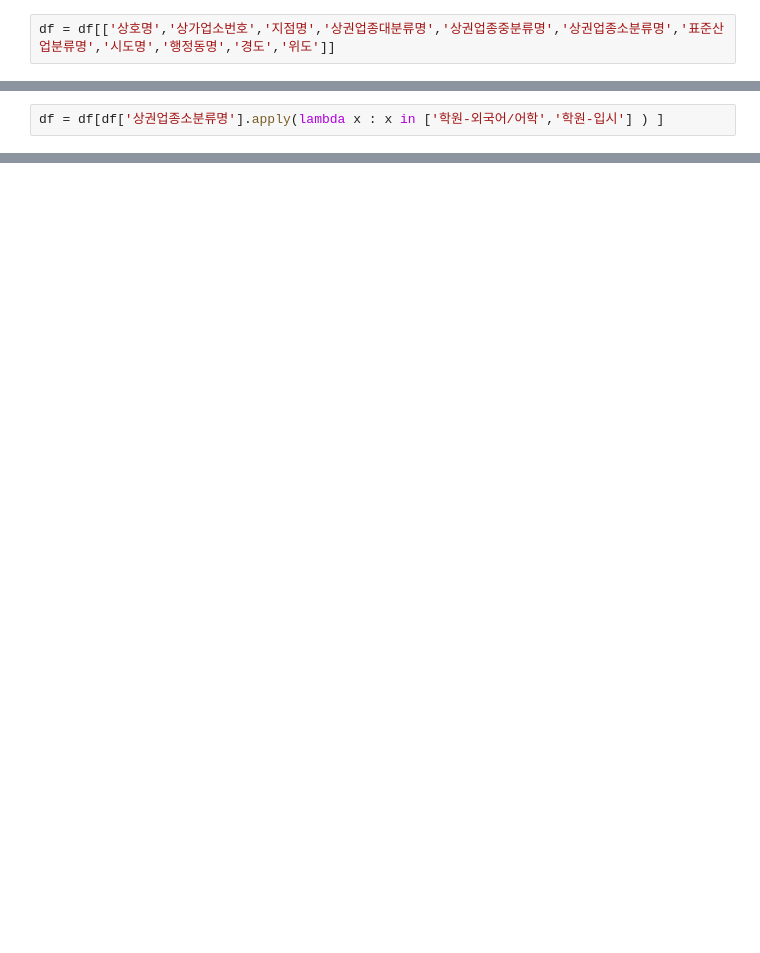
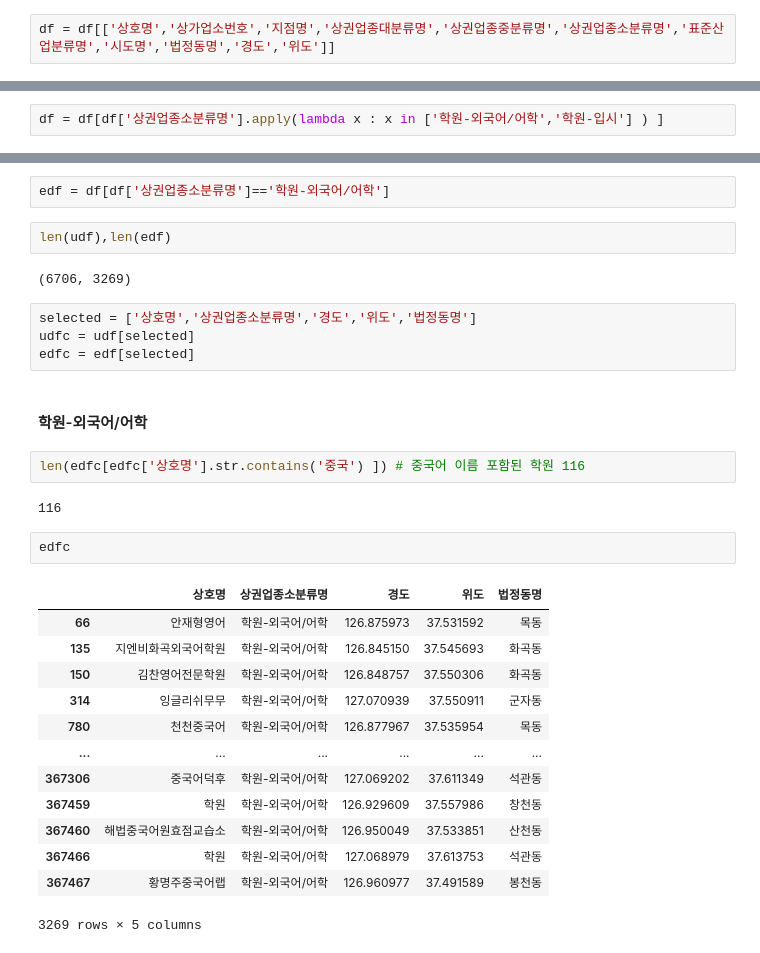
Before and after one commit to epsilon-deltta/soul_english_academy, a Jupyter notebook: eda.ipynb, the cells around one changed output, grey strips where cells are left out. Drawn from its saved outputs; the diff is of its cells as text; blank space fills up the shorter version.

```diff
--- a/eda.ipynb
+++ b/eda.ipynb
@@ -48,7 +64,7 @@ pd.set_option('display.max_rows',500)
 # %%
 pd.set_option('display.max_columns',100)
 # %%
-df = df[['상호명','상가업소번호','지점명','상권업종대분류명','상권업종중분류명','상권업종소분류명','표준산업분류명','시도명','행정동명','경도','위도']]
+df = df[['상호명','상가업소번호','지점명','상권업종대분류명','상권업종중분류명','상권업종소분류명','표준산업분류명','시도명','법정동명','경도','위도']]
 # %%
 df['상권업종대분류명'].unique()
 # %% [output]
@@ -160,0 +152,32 @@ TypeError: Cannot perform 'ror_' with a dtyped [bool] array and scalar of type [
+# %%
+edf = df[df['상권업종소분류명']=='학원-외국어/어학']
+# %%
+len(udf),len(edf)
+# %% [output]
+(6706, 3269)
+# %%
+selected = ['상호명','상권업종소분류명','경도','위도','법정동명']
+udfc = udf[selected]
+edfc = edf[selected]
+# %% [markdown]
+#### 학원-외국어/어학
+# %%
+len(edfc[edfc['상호명'].str.contains('중국') ]) # 중국어 이름 포함된 학원 116
+# %% [output]
+116
+# %%
+edfc
+# %% [output]
+|  | 상호명 | 상권업종소분류명 | 경도 | 위도 | 법정동명 |
+| 66 | 안재형영어 | 학원-외국어/어학 | 126.875973 | 37.531592 | 목동 |
+| 135 | 지엔비화곡외국어학원 | 학원-외국어/어학 | 126.845150 | 37.545693 | 화곡동 |
+| 150 | 김찬영어전문학원 | 학원-외국어/어학 | 126.848757 | 37.550306 | 화곡동 |
+| 314 | 잉글리쉬무무 | 학원-외국어/어학 | 127.070939 | 37.550911 | 군자동 |
+| 780 | 천천중국어 | 학원-외국어/어학 | 126.877967 | 37.535954 | 목동 |
+| ... | ... | ... | ... | ... | ... |
+| 367306 | 중국어덕후 | 학원-외국어/어학 | 127.069202 | 37.611349 | 석관동 |
+| 367459 | 학원 | 학원-외국어/어학 | 126.929609 | 37.557986 | 창천동 |
+| 367460 | 해법중국어원효점교습소 | 학원-외국어/어학 | 126.950049 | 37.533851 | 산천동 |
+| 367466 | 학원 | 학원-외국어/어학 | 127.068979 | 37.613753 | 석관동 |
+| 367467 | 황명주중국어랩 | 학원-외국어/어학 | 126.960977 | 37.491589 | 봉천동 |
+3269 rows × 5 columns
```
Also changed, not shown: parts of 14 cells of this notebook.
